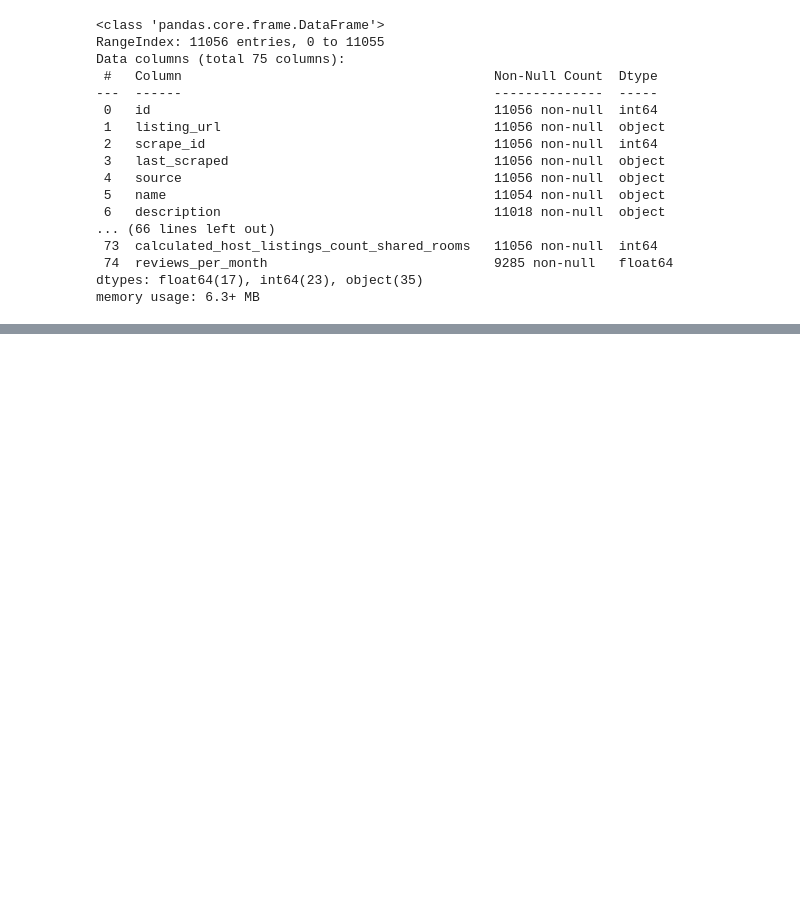
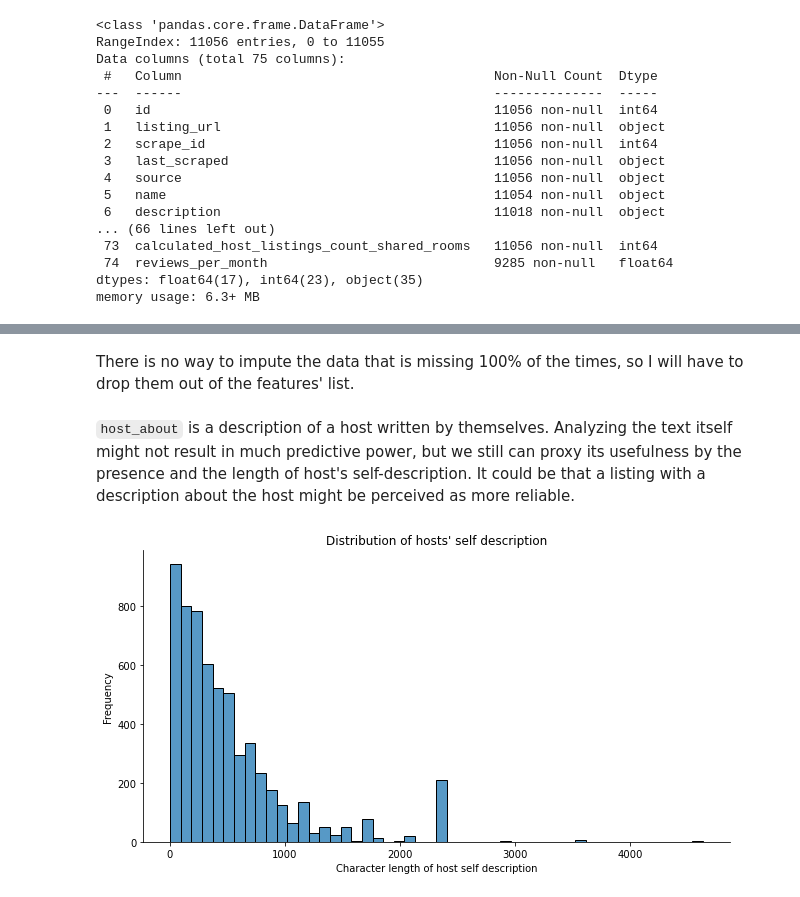
Before and after one commit to malikiscoding/prediction-with-ml, a Jupyter notebook: ps2/ps2.ipynb, the cells around one changed output, grey strips where cells are left out. Saved outputs shown, nothing was run; the diff lists cells and outputs as text; code cells hidden in the pictures; blank space fills up the shorter version.

```diff
--- a/ps2/ps2.ipynb
+++ b/ps2/ps2.ipynb
@@ -119,0 +83,2 @@ na_share[na_share>0].sort_values(ascending=False).plot.barh(title = 'Share of th
+# %% [markdown]
+There is no way to impute the data that is missing 100% of the times, so I will have to drop them out of the features' list.
@@ -119,0 +87,10 @@ na_share[na_share>0].sort_values(ascending=False).plot.barh(title = 'Share of th
+# %% [markdown]
+`host_about` is a description of a host written by themselves. Analyzing the text itself might not result in much predictive power, but we still can proxy its usefulness by the presence and the length of host's self-description. It could be that a listing with a description about the host might be perceived as more reliable.
+# %%
+sns.displot(df.host_about.str.len().sort_values(), bins=50, kde=False, aspect = 1.8)
+plt.title("Distribution of hosts' self description")
+plt.xlabel('Character length of host self description')
+plt.ylabel('Frequency')
+plt.tight_layout()
+# %% [output]
+[figure, added]
```
Also changed, not shown: parts of 18 cells of this notebook, 2 other files.
